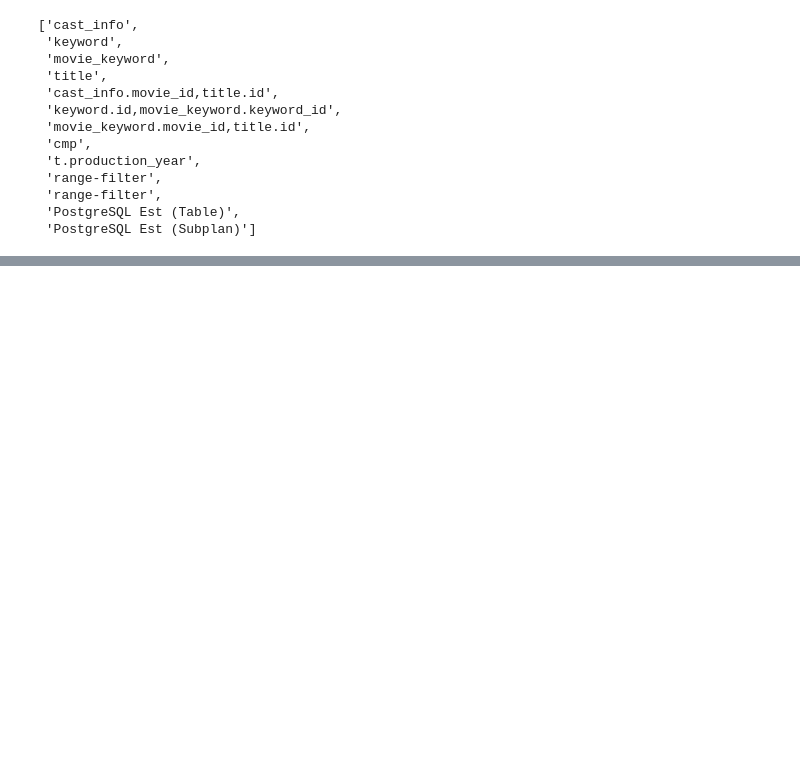
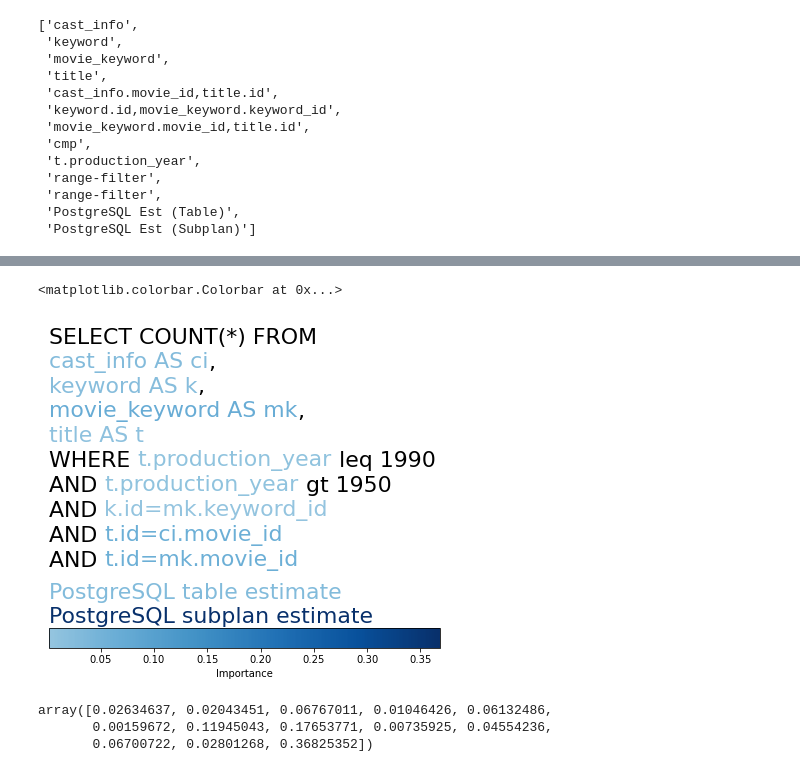
Before and after one commit to learnedsystems/CEB, a Jupyter notebook: captum.ipynb, the cells around one changed output, grey strips where cells are left out. Saved outputs shown, nothing was run; the diff lists cells and outputs as text; code cells hidden in the pictures; blank space fills up the shorter version.

```diff
--- a/captum.ipynb
+++ b/captum.ipynb
@@ -937,0 +976,2 @@ else:
+# %%
+filters = filters.split("AND")
@@ -937,0 +1082,2 @@ else:
+# %%
+sql, scores = color_subsql(allsqls[idx], allxlabels[idx], alligattrs[idx])
@@ -937,0 +1089,47 @@ else:
+# %%
+import matplotlib.colors as colors
+import numpy as np
+
+def truncate_colormap(cmap, minval=0.0, maxval=1.0, n=100):
+    new_cmap = colors.LinearSegmentedColormap.from_list(
+        'trunc({n},{a:.2f},{b:.2f})'.format(n=cmap.name, a=minval, b=maxval),
+        cmap(np.linspace(minval, maxval, n)))
+    return new_cmap
+# %%
+#cm = plt.cm.get_cmap('RdYlGn')
+from bokeh.palettes import Blues256 as PAL
+
+#cm = plt.cm.get_cmap('Blues')
+#cm = PAL
+#cm = LinearColorMapper("test", PAL)
+#cm = plt.get_cmap('viridis')
+cm = plt.get_cmap('Blues')
+cm = truncate_colormap(cm, 0.4, 1.0)
+
+import matplotlib as mpl
+norm = mpl.colors.Normalize(vmin=min(scores), vmax=max(scores))
+color_props = [{"color":cm(norm(sc)), "fontweight":"normal"} for sc in scores]
+# %%
+fig, ax = plt.subplots(figsize=(7,6.5))
+
+# You can either create a HighlightText object
+HighlightText(x=0.0, y=1.0,
+              s=sql,
+              #fontweight='normal',
+              fontsize=22,
+              highlight_textprops=color_props,
+              ax=ax)
+ax.axis("off")
+
+sm = plt.cm.ScalarMappable(cmap=cm, norm=norm)
+#plt.colorbar(sm, orientation="vertical", label="Importance")
+plt.colorbar(sm, orientation="horizontal", label="Importance")
+# %% [output]
+<matplotlib.colorbar.Colorbar at 0x...>
+[figure, added]
+# %%
+alligattrs[idx]
+# %% [output]
+array([0.02634637, 0.02043451, 0.06767011, 0.01046426, 0.06132486,
+       0.00159672, 0.11945043, 0.17653771, 0.00735925, 0.04554236,
+       0.06700722, 0.02801268, 0.36825352])
```
Also changed, not shown: parts of 30 cells of this notebook, 7 other files.
